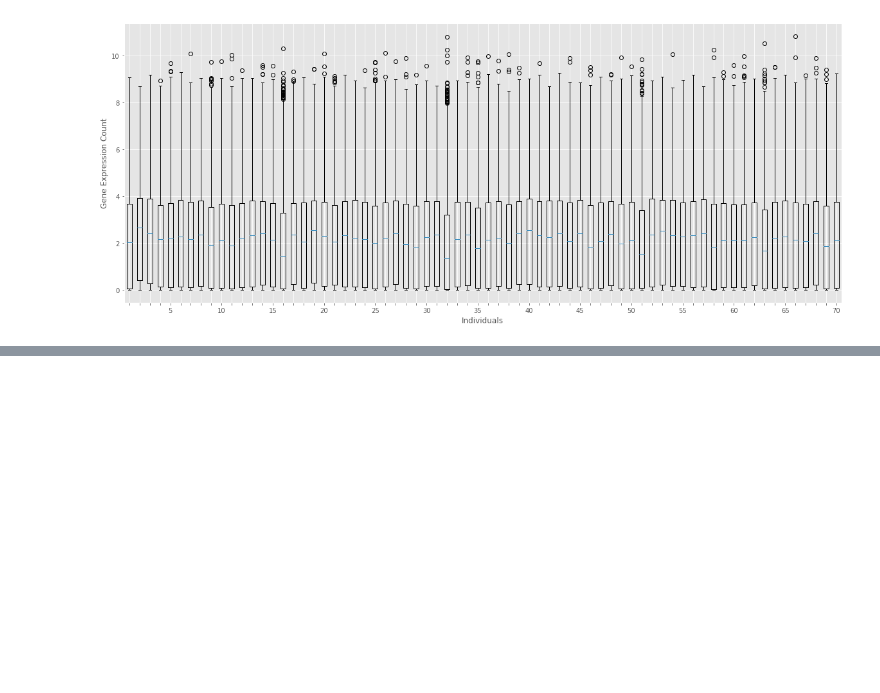
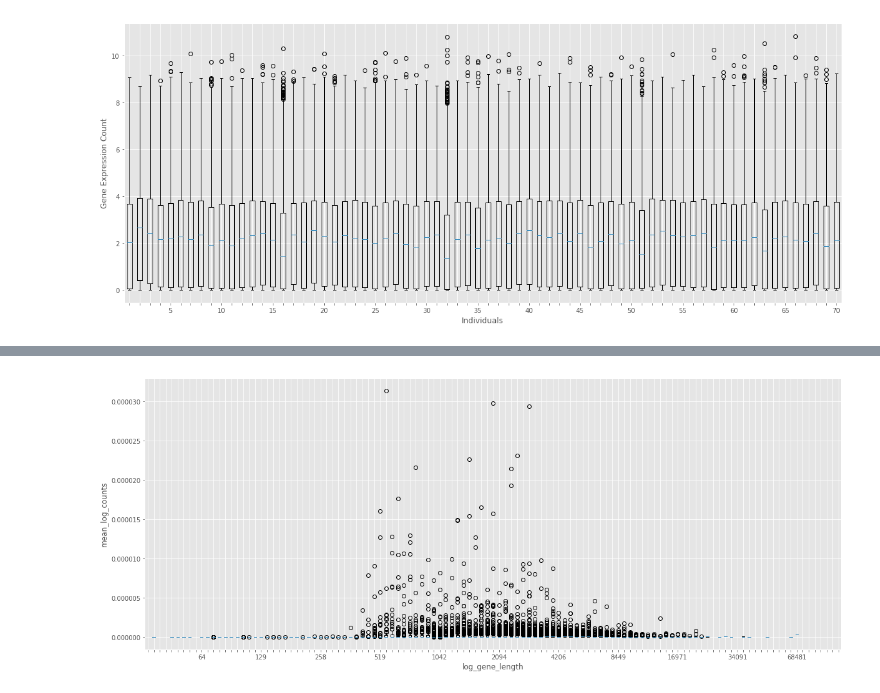
Before and after one commit to Djamil17/rna-seq-analysis, a Jupyter notebook: notebooks/Normalization .ipynb, the cells around one changed output, grey strips where cells are left out. Drawn from its saved outputs; the diff is of its cells as text; code cells hidden in the pictures; blank space fills up the shorter version.

```diff
--- a/notebooks/Normalization .ipynb
+++ b/notebooks/Normalization .ipynb
@@ -157,0 +192,5 @@ with plt.style.context('ggplot'):
+# %%
+L=L[:,np.newaxis]
+# %%
+C_tmp=C_9 / L
+C_tmp
@@ -157,0 +211,4 @@ with plt.style.context('ggplot'):
+# %%
+N=N[np.newaxis,:]
+# %%
+rpkm=C_tmp/N
@@ -157,0 +254,9 @@ with plt.style.context('ggplot'):
+# %%
+log_counts_rpkm=np.log(counts_rpkm + 1 )
+mean_log_counts_rpkm=np.mean(log_counts_rpkm,axis=1)
+log_length_rpkm=np.log(genes_length)
+
+with plt.style.context('ggplot'):
+    binned_boxplots(x=log_length_rpkm, y=mean_log_counts_rpkm, x_label='log_gene_length',y_label='mean_log_counts')
+# %% [output]
+[figure, added]
```
Also changed, not shown: parts of 9 cells of this notebook.
